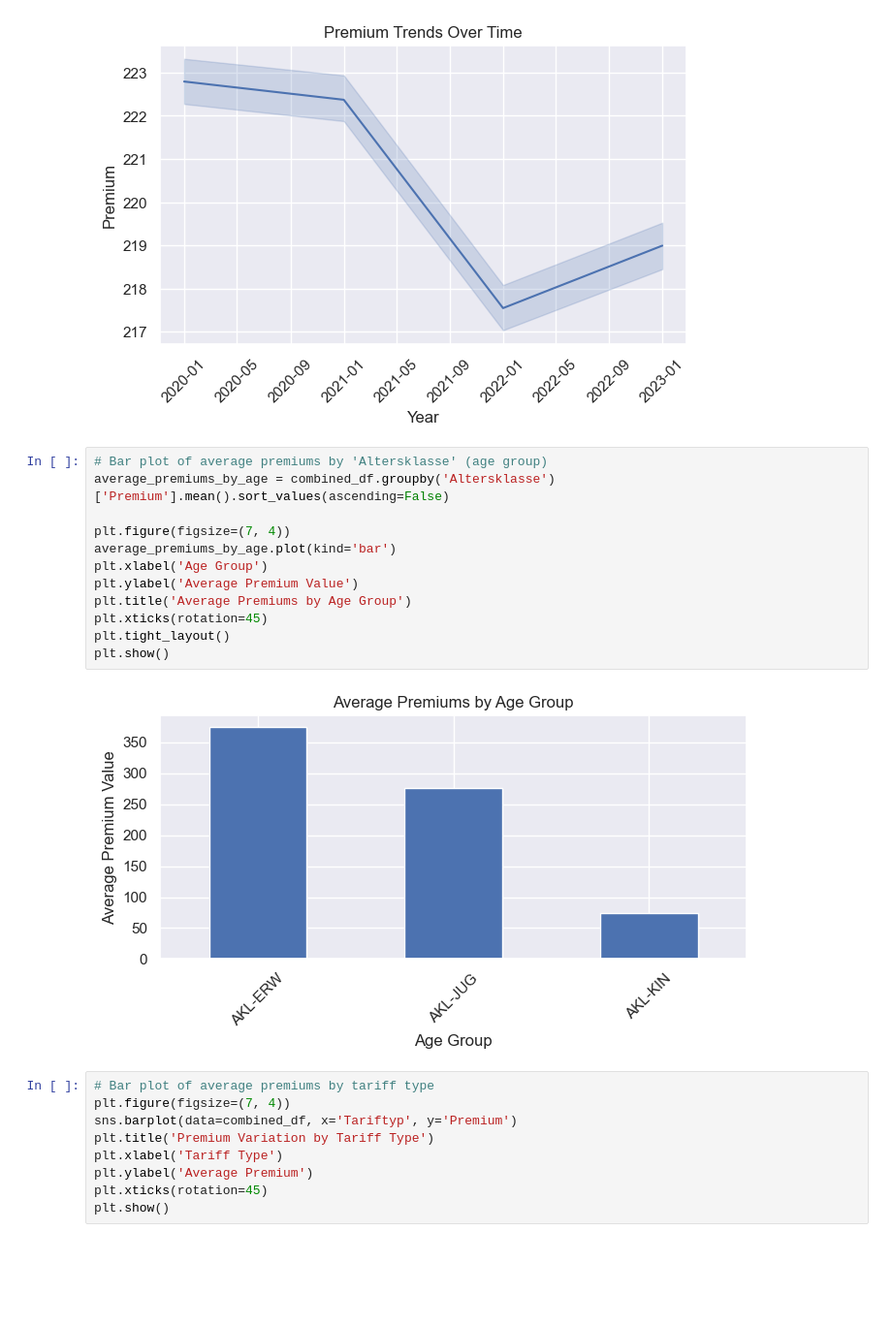
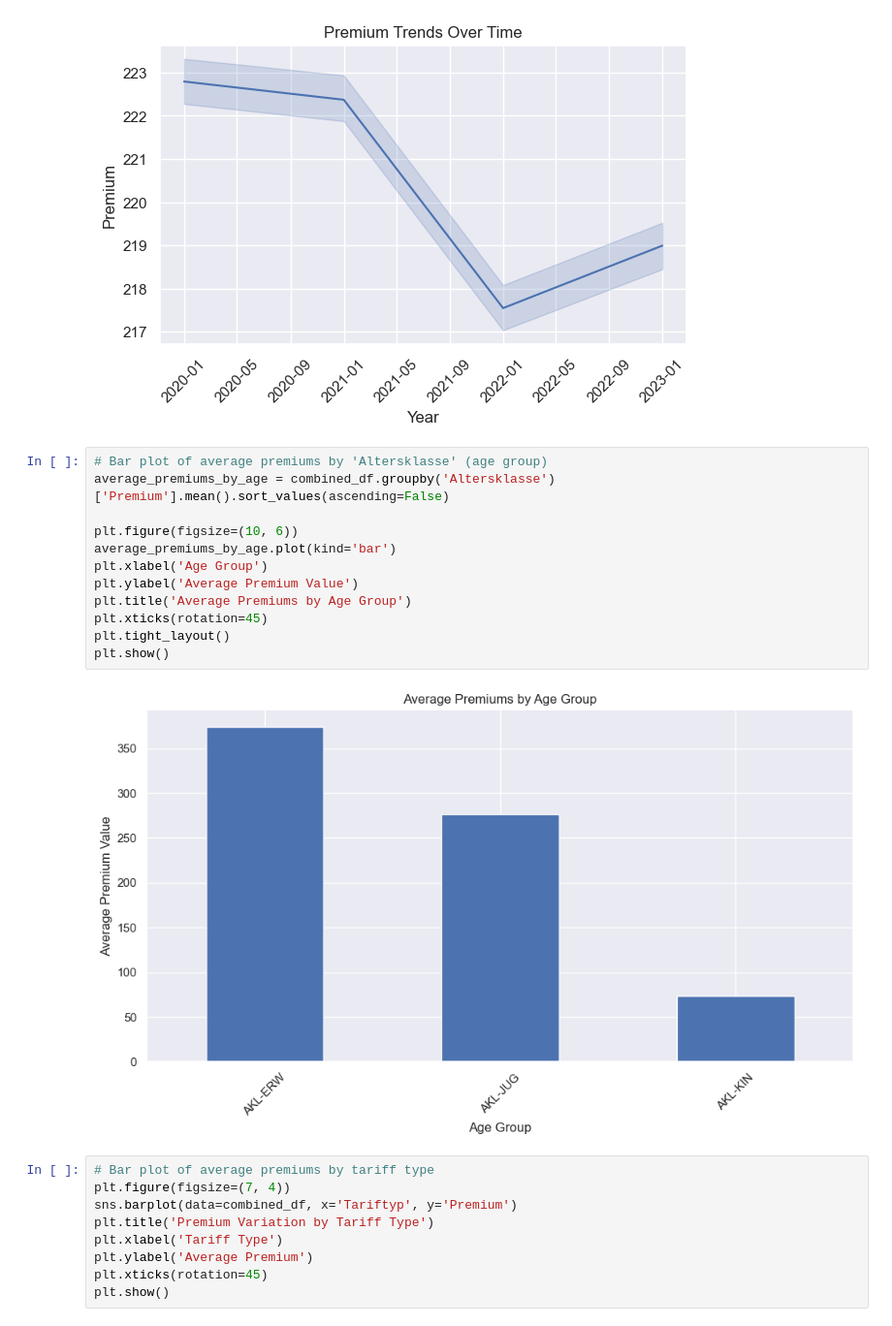
Before and after one commit to diana-dr/Interactive-Data-Science-in-Digital-Health, a Jupyter notebook: Analysis_2020-2023.ipynb, the cells around one changed output. Shown at 97% size. Saved outputs shown, nothing was run; the diff lists cells and outputs as text; blank space fills up the shorter version.

```diff
--- a/Analysis_2020-2023.ipynb
+++ b/Analysis_2020-2023.ipynb
@@ -258,17 +291,17 @@ plt.show()
 # %%
 # Bar plot of average premiums by 'Altersklasse' (age group)
 average_premiums_by_age = combined_df.groupby('Altersklasse')['Premium'].mean().sort_values(ascending=False)
 
-plt.figure(figsize=(7, 4))
+plt.figure(figsize=(10, 6))
 average_premiums_by_age.plot(kind='bar')
 plt.xlabel('Age Group')
 plt.ylabel('Average Premium Value')
 plt.title('Average Premiums by Age Group')
 plt.xticks(rotation=45)
 plt.tight_layout()
 plt.show()
 # %% [output]
-[figure, old version]
+[figure, new version]
 # %%
 # Bar plot of average premiums by tariff type
 plt.figure(figsize=(7, 4))
```
Also changed, not shown: parts of 4 cells of this notebook.
